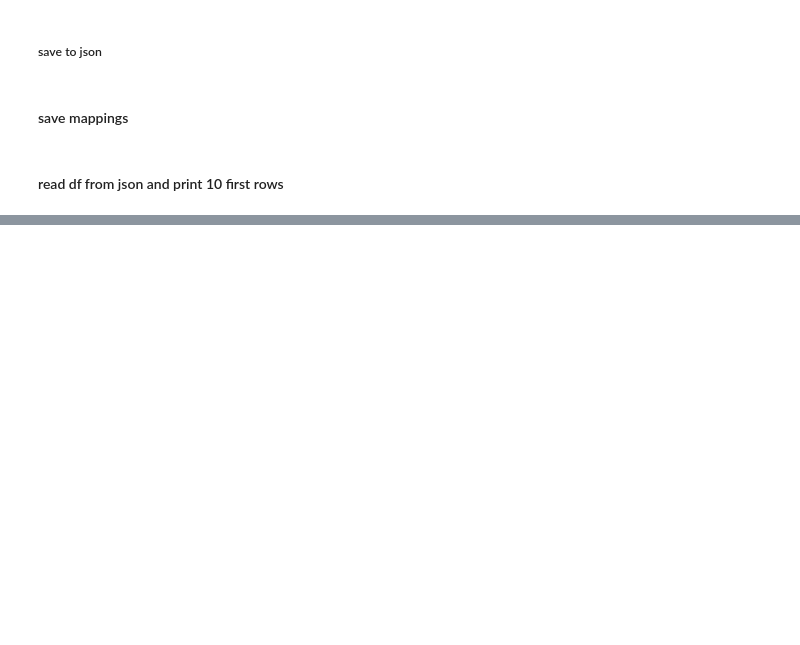
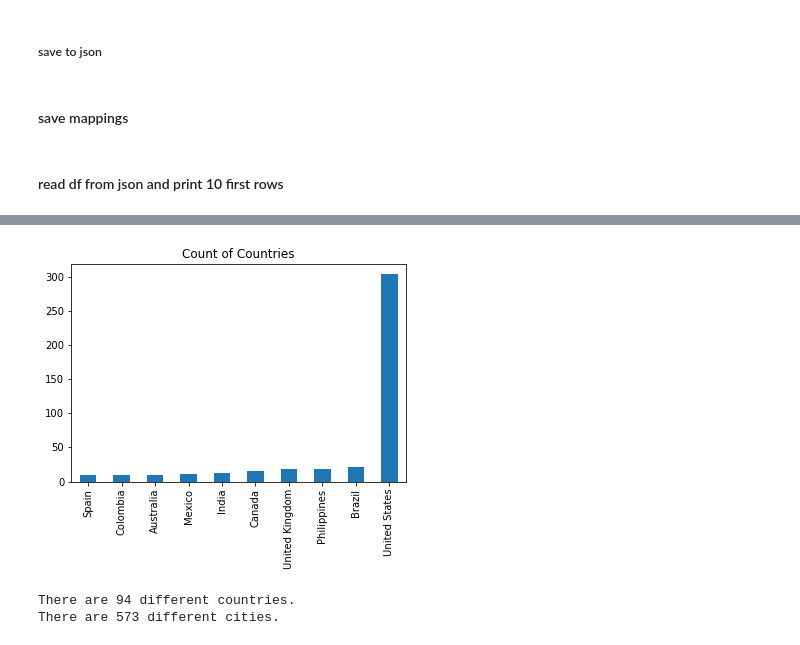
Before and after one commit to mjazwiecki/mjazwiecki-Discovering-Disease-Outbreaks-from-News-Headlines, a Jupyter notebook: solutionNotebook-v2.ipynb, the cells around one changed output, grey strips where cells are left out. Cells and saved outputs as stored; diff of their text form; code cells hidden in the pictures; blank space fills up the shorter version.

Commit message:
add popluation to df, data stats and cleanup

```diff
--- a/solutionNotebook-v2.ipynb
+++ b/solutionNotebook-v2.ipynb
@@ -175,0 +206,4 @@ data.head(10)
+# %%
+print(f"There were {len(data)} rows before dropping duplicates.")
+data = data.drop_duplicates()
+print(f"There are {len(data)} rows after dropping duplicates.")
@@ -175,0 +242,12 @@ data.head(10)
+# %%
+%matplotlib inline
+
+_ = data['country'].value_counts().sort_values().tail(10).plot.bar(title='Count of Countries')
+# %% [output]
+[figure, added]
+# %%
+print(f'There are {data["country"].nunique()} different countries.')
+print(f'There are {data["city"].nunique()} different cities.')
+# %% [output]
+There are 94 different countries.
+There are 573 different cities.
```
Also changed, not shown: parts of 22 cells of this notebook, 1 other file.
